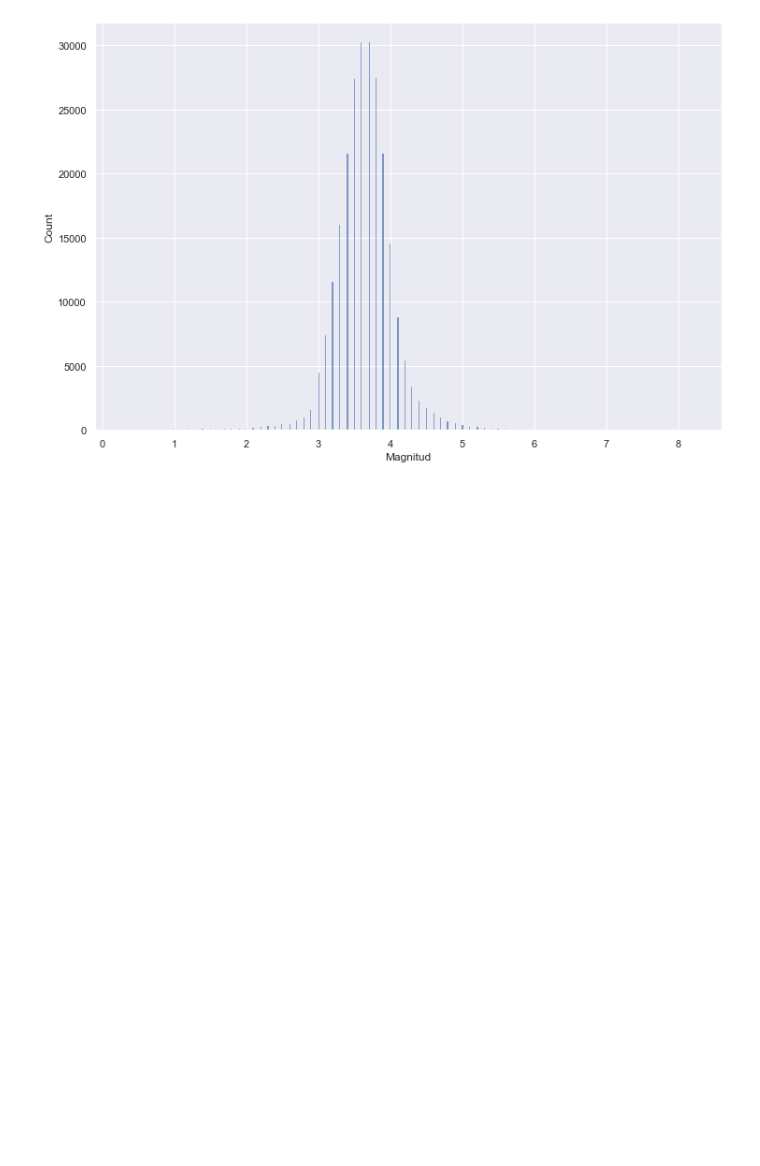
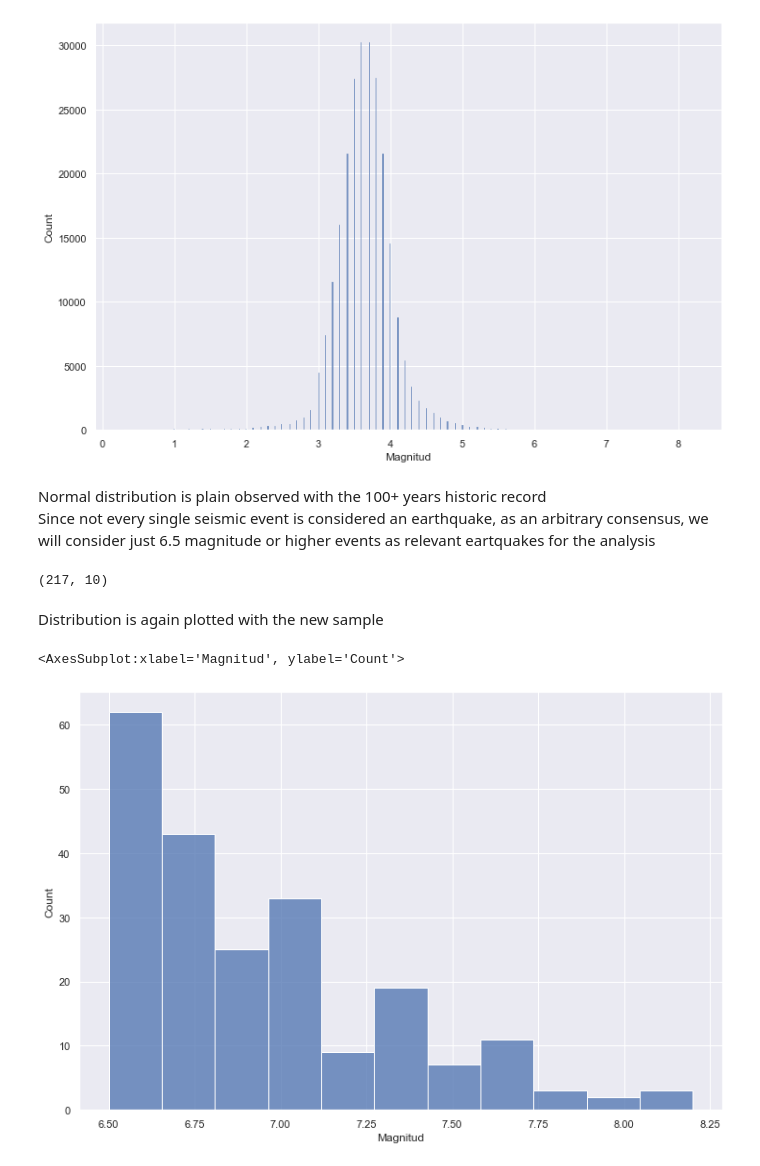
Before and after one commit to eflopezruiz/19SeptemberCDMX, a Jupyter notebook: 19S_seismic_and_simulation.ipynb, the cells around one changed output. Cells and saved outputs as stored; diff of their text form; code cells hidden in the pictures; blank space fills up the shorter version.

```diff
--- a/19S_seismic_and_simulation.ipynb
+++ b/19S_seismic_and_simulation.ipynb
@@ -76,3 +79,22 @@ sns.histplot(data = data, x = 'Magnitud')
 # %% [output]
 <AxesSubplot:xlabel='Magnitud', ylabel='Count'>
 [figure]
+# %% [markdown]
+Normal distribution is plain observed with the 100+ years historic record
+<br> Since not every single seismic event is considered an earthquake, as an arbitrary consensus, we will consider just 6.5 magnitude or higher events as relevant eartquakes for the analysis
+# %%
+#Filter just seismic events 6.5 or higher in magnitude
+earthQ = data.copy()
+earthQ = earthQ[earthQ['Magnitud'] >= 6.5]
+print(earthQ.shape)
+# %% [output]
+(217, 10)
+# %% [markdown]
+Distribution is again plotted with the new sample
+# %%
+#Plot the distribution of seismic events registered along the historic record
+sns.set(rc={'figure.figsize':(12,8)})
+sns.histplot(data = earthQ, x = 'Magnitud')
+# %% [output]
+<AxesSubplot:xlabel='Magnitud', ylabel='Count'>
+[figure, added]
```
Also changed, not shown: parts of 2 cells of this notebook.
